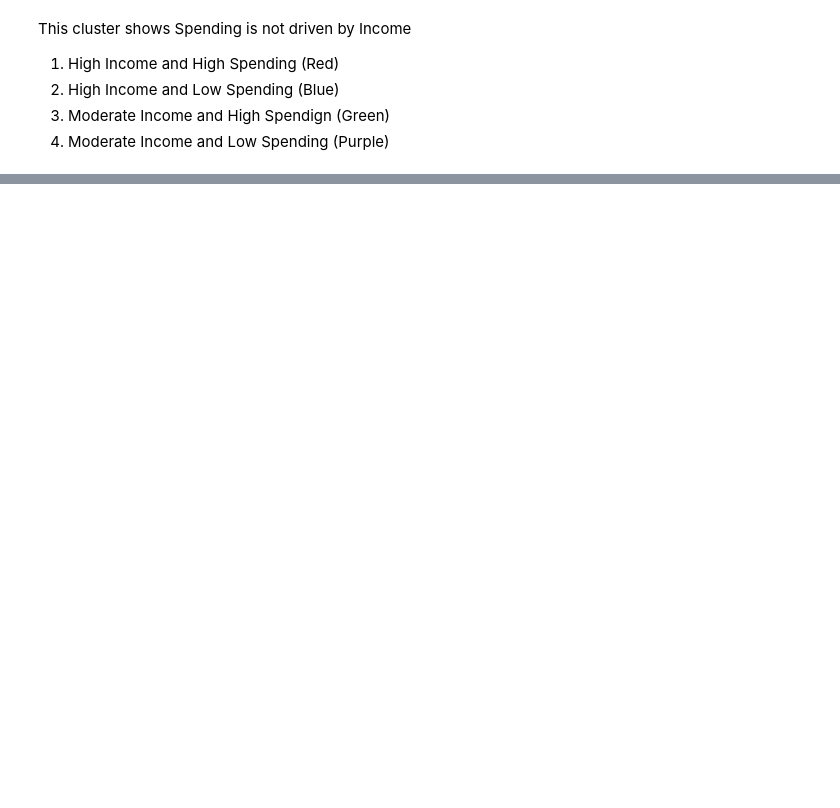
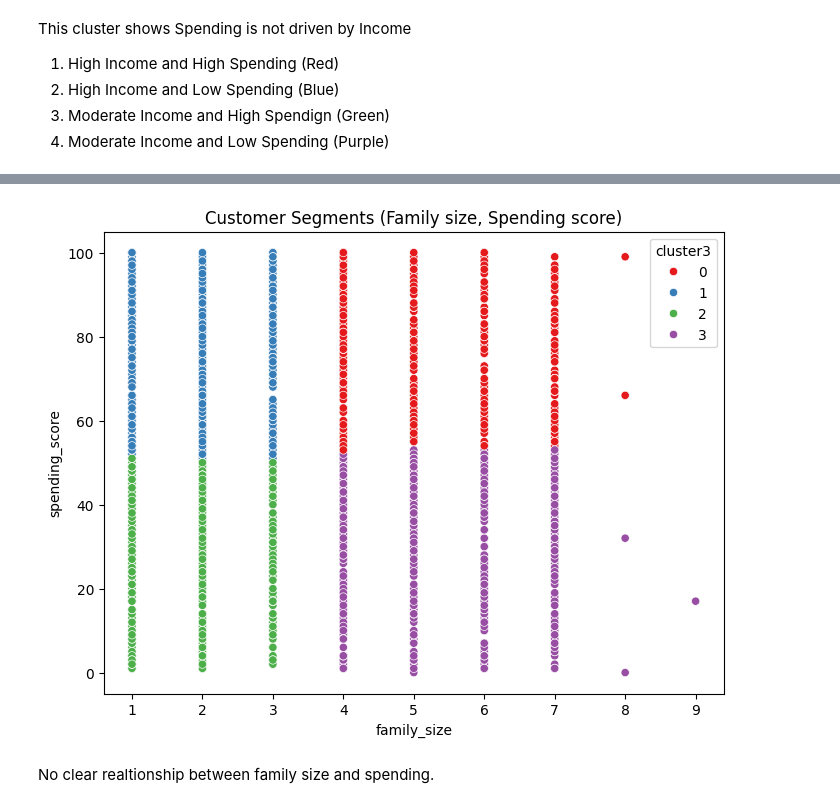
Before and after one commit to jay-ramani/predict_customer_spending_score, a Jupyter notebook: experiments/notebooks/03_clustering.ipynb, the cells around one changed output, grey strips where cells are left out. Cells and saved outputs as stored; diff of their text form; code cells hidden in the pictures; blank space fills up the shorter version.

```diff
--- a/experiments/notebooks/03_clustering.ipynb
+++ b/experiments/notebooks/03_clustering.ipynb
@@ -94 +162,21 @@ This cluster shows Spending is not driven by Income
+# %%
+#Fit model using k=4 since it is the best score
+kmeans = KMeans(n_clusters=4, random_state=42)
+df["cluster3"] = kmeans.fit_predict(X_scaled)
+
+#Visualizing cluster
+plt.figure(figsize=(8,6))
+sns.scatterplot(
+    x="family_size",
+    y="spending_score",
+    hue="cluster3",
+    palette="Set1",
+    data=df
+)
+plt.title("Customer Segments (Family size, Spending score)")
+plt.show()
+# %% [output]
+[figure, added]
+# %% [markdown]
+No clear realtionship between family size and spending.
 # %%
```
Also changed, not shown: parts of 14 cells of this notebook.
